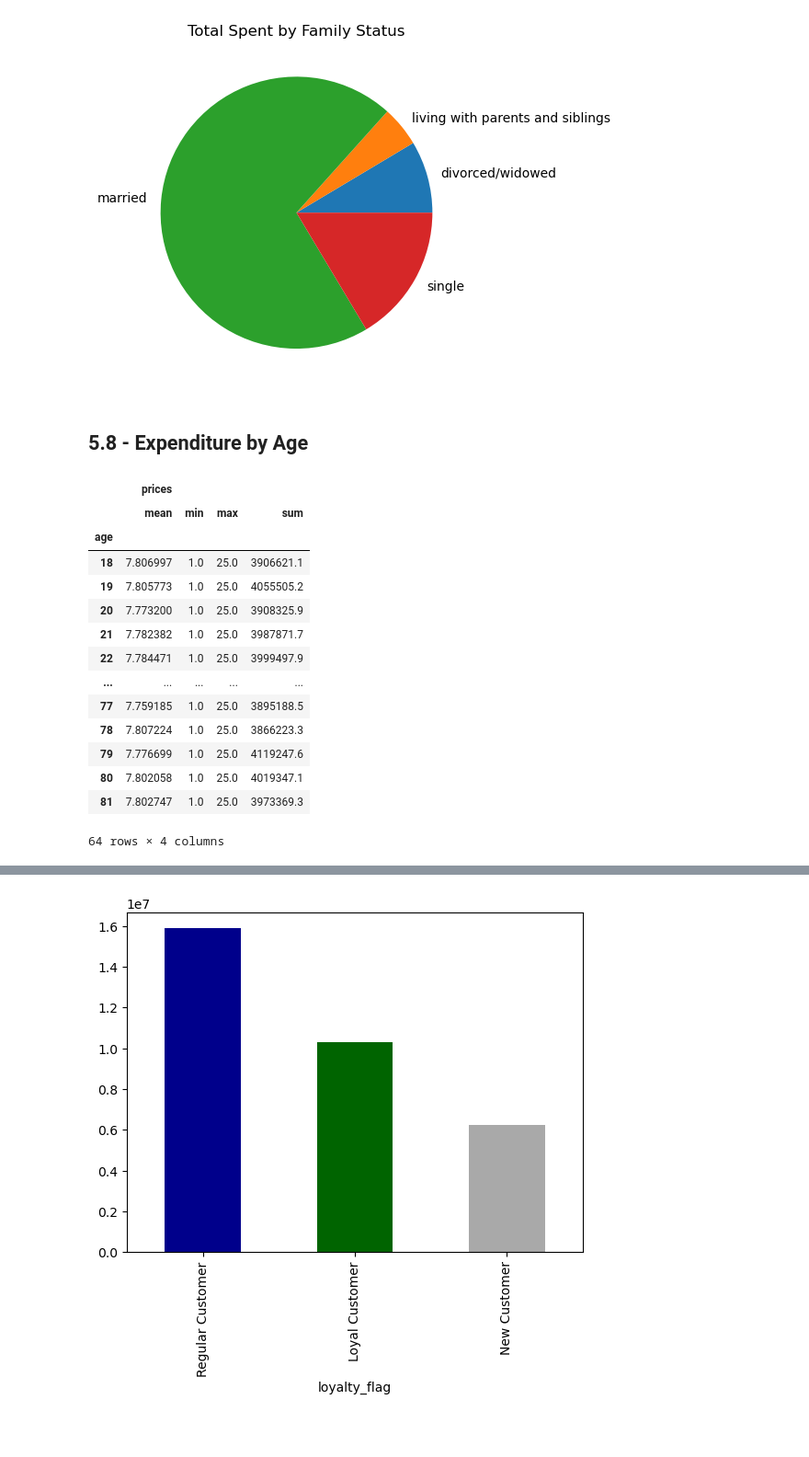
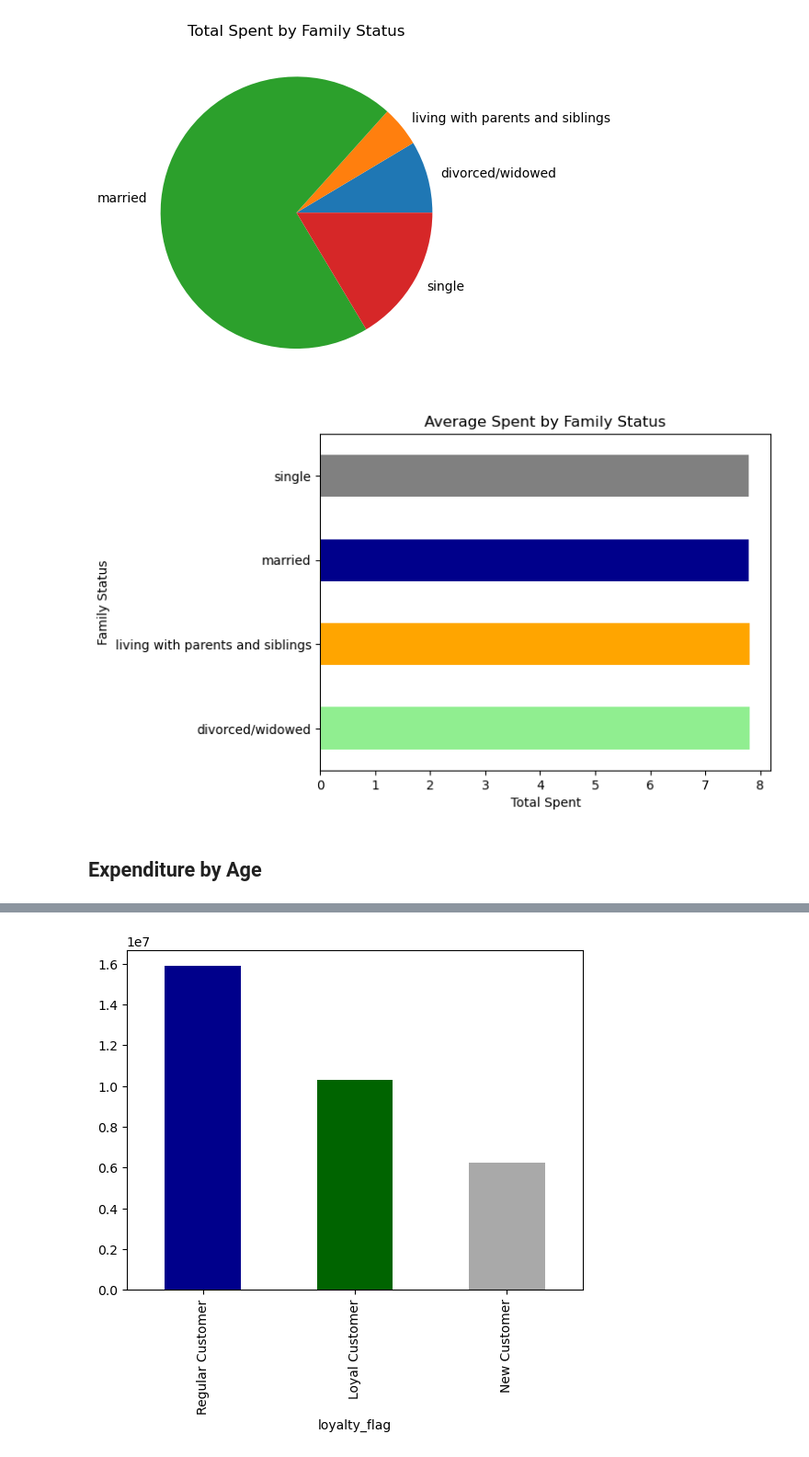
Before and after one commit to robcabr/Instacart_Analysis_Sales, a Jupyter notebook: Scripts/Coding Etiquette/Coding Etiquette.ipynb, the cells around one changed output, grey strips where cells are left out. Shown at 92% size. Drawn from its saved outputs; the diff is of its cells as text; code cells hidden in the pictures; blank space fills up the shorter version.

```diff
--- a/Scripts/Coding Etiquette/Coding Etiquette.ipynb
+++ b/Scripts/Coding Etiquette/Coding Etiquette.ipynb
@@ -559,27 +545,25 @@ plt.ylabel('')
 pie_family_spent.figure.savefig(os.path.join(path, '04 Analysis','Visualizations', '4.10', 'pie_sum_family_spent.png'))
 # %% [output]
 [figure]
+# %%
+# Create a bar chart showing the avg spent by family status
+
+avg_spent_family = df.groupby('marital_status')['prices'].mean()
+
+bar_avg_family_spent = avg_spent_family.plot.barh(color = ['LightGreen','Orange','DarkBlue','Grey'])
+
+plt.title('Average Spent by Family Status')
+plt.xlabel('Total Spent')
+plt.ylabel('Family Status')
+
+bar_avg_family_spent.figure.savefig(os.path.join(path, '04 Analysis','Visualizations', '4.10', 'bar_avg_family_spent.png'))
+# %% [output]
+[figure, added]
 # %% [markdown]
-## 5.8 - Expenditure by Age
+## Expenditure by Age
 # %%
 # Create a crosstab showing the total spent by age
 
 df_spent_age = df.groupby(['age']).agg({'prices': ['mean','min','max','sum']})
 
-df_spent_age
+df_spent_age.to_clipboard()
-# %% [output]
-|  | prices |  |  |  |
-|  | mean | min | max | sum |
-| age |  |  |  |  |
-| 18 | 7.806997 | 1.0 | 25.0 | 3906621.1 |
-| 19 | 7.805773 | 1.0 | 25.0 | 4055505.2 |
-| 20 | 7.773200 | 1.0 | 25.0 | 3908325.9 |
-| 21 | 7.782382 | 1.0 | 25.0 | 3987871.7 |
-| 22 | 7.784471 | 1.0 | 25.0 | 3999497.9 |
-| ... | ... | ... | ... | ... |
-| 77 | 7.759185 | 1.0 | 25.0 | 3895188.5 |
-| 78 | 7.807224 | 1.0 | 25.0 | 3866223.3 |
-| 79 | 7.776699 | 1.0 | 25.0 | 4119247.6 |
-| 80 | 7.802058 | 1.0 | 25.0 | 4019347.1 |
-| 81 | 7.802747 | 1.0 | 25.0 | 3973369.3 |
-64 rows × 4 columns
```
Also changed, not shown: parts of 32 cells of this notebook, 30 other files.
